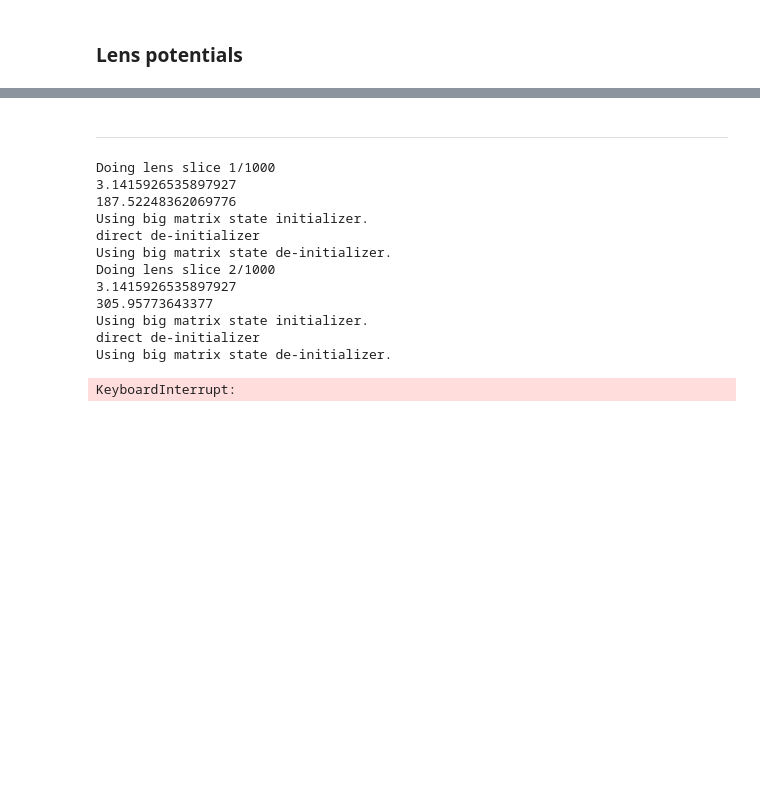
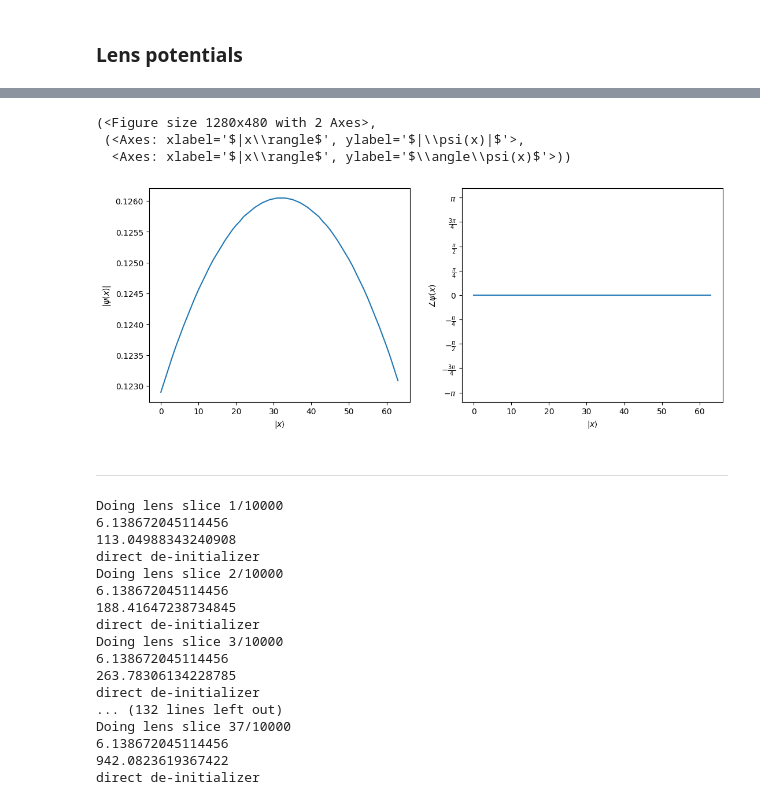
Before and after one commit to BlackWild/qiu, a Jupyter notebook: apps/wave_optics_propagation/notebooks/2-lens-simulation-manual.ipynb, the cells around one changed output, grey strips where cells are left out. Drawn from its saved outputs; the diff is of its cells as text; code cells hidden in the pictures; blank space fills up the shorter version.

```diff
--- a/apps/wave_optics_propagation/notebooks/2-lens-simulation-manual.ipynb
+++ b/apps/wave_optics_propagation/notebooks/2-lens-simulation-manual.ipynb
@@ -221,6 +207,14 @@ for i in range(NUM_OF_PROFILES_TO_PLOT):
 # %%
-# sum_signal = np.sum(lens_signals)
-# plo
+sum_signal = np.zeros_like(lens_signals[0].data)
+for signal in lens_signals:
+    sum_signal += signal.data
+
+plot_wavefunction(sum_signal)
+# %% [output]
+(<Figure size 1280x480 with 2 Axes>,
+ (<Axes: xlabel='$|x\\rangle$', ylabel='$|\\psi(x)|$'>,
+  <Axes: xlabel='$|x\\rangle$', ylabel='$\\angle\\psi(x)$'>))
+[figure, added]
 # %% [markdown]
 ---
 # %%
@@ -230,6 +224,7 @@ snapshots = dict([])
 snapshots[f"step_{0}"] = current_state
 
 inside_lens_propagation_remained = lens_thickness
+total_lenses_simulated = 0
 ### Lens
 for i, lens_length in enumerate(lens_transverse_lengths):
     print(f"Doing lens slice {i + 1}/{lens_slices}")
@@ -239,15 +234,16 @@ for i, lens_length in enumerate(lens_transverse_lengths):
         ArbitrarySignalForSampleBasedProtocol.from_generic_signal(lens_signal)
     )
 
-    if not np.isclose(np.std(sample_based_lens_signal.data), 0) and not np.isclose(
-        np.std(sample_based_lens_signal.data), 2 * np.pi
-    ):
-        print(np.max(np.abs(sample_based_lens_signal.data)))
-        print(np.sum(np.abs(sample_based_lens_signal.data) ** 2))
+    if not np.isclose(np.std(sample_based_lens_signal.data), 0):
+        print(f"max value in signal: {np.max(np.abs(sample_based_lens_signal.data))}")
+        print(
+            f"sum of amplitude square: {np.sum(np.abs(sample_based_lens_signal.data) ** 2)}"
+        )
         # continue
         current_state = phase_propagate_state_with_arbitrary_signal(
             current_state, sample_based_lens_signal, max_delta
         )
+        total_lenses_simulated += 1
 
     else:
         print("Skipped the lens slice because it is a flat phase.")
@@ -279,7 +275,7 @@ while inside_lens_propagation_remained > 0:
     current_state = current_state.evolve(propagator)
     inside_lens_propagation_remained -= inside_lens_propagation_remained
 
-# circuit.save_statevector(label="after_lens")  # type: ignore
+snapshots["after_lens"] = current_state
 
 for i in range(num_of_steps_after_lens):
     print(f"Doing free space step {i + 1}/{num_of_steps_after_lens}")
@@ -295,18 +291,22 @@ for i in range(num_of_steps_after_lens):
     current_state = current_state.evolve(propagator)
     snapshots[f"step_after_lens_{i + 1}"] = current_state
 
-# circuit.save_statevector()  # type: ignore
+snapshots["final"] = current_state
 # %% [output]
-Doing lens slice 1/1000
-3.1415926535897927
-187.52248362069776
-Using big matrix state initializer.
+Doing lens slice 1/10000
+6.138672045114456
+113.04988343240908
 direct de-initializer
-Using big matrix state de-initializer.
-Doing lens slice 2/1000
-3.1415926535897927
-305.95773643377
-Using big matrix state initializer.
+Doing lens slice 2/10000
+6.138672045114456
+188.41647238734845
 direct de-initializer
-Using big matrix state de-initializer.
+Doing lens slice 3/10000
+6.138672045114456
+263.78306134228785
+direct de-initializer
+... (132 lines left out)
+Doing lens slice 37/10000
+6.138672045114456
+942.0823619367422
+direct de-initializer
-KeyboardInterrupt:
```
Also changed, not shown: parts of 9 cells of this notebook, 1 other file.
